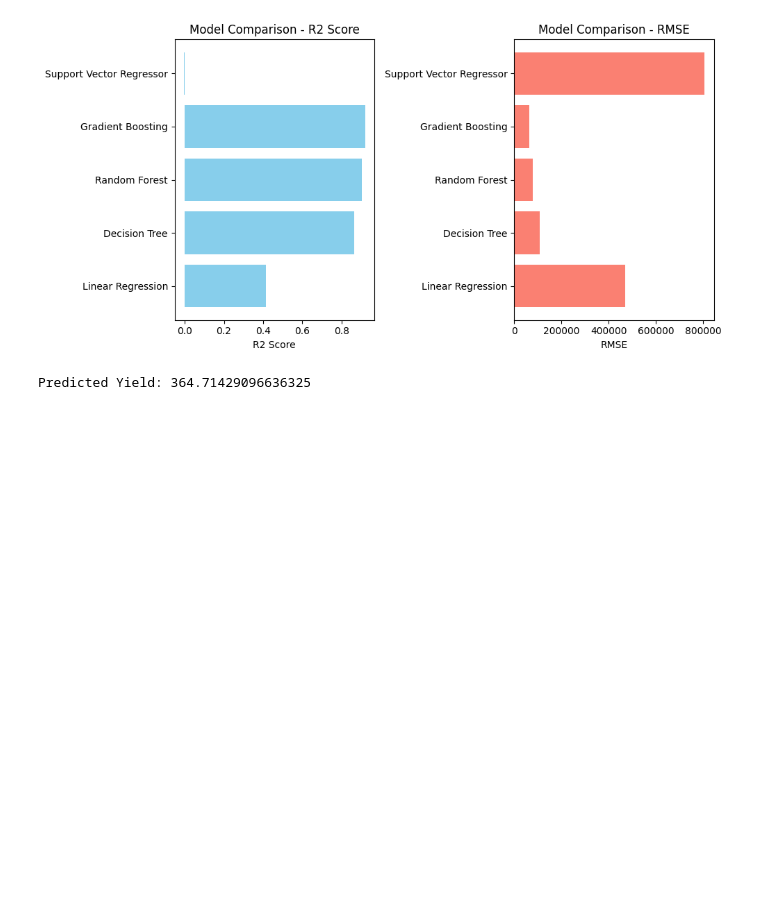
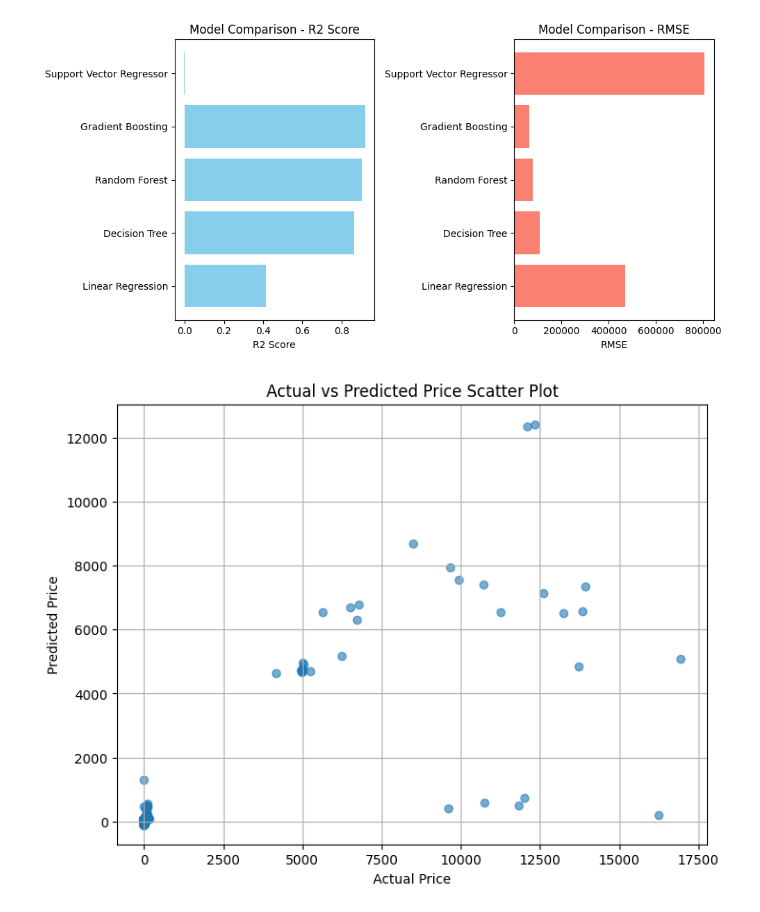
Before and after one commit to surya-moorthy/Crop-price-prediction, a Jupyter notebook: project.ipynb, the cells around one changed output. Saved outputs shown, nothing was run; the diff lists cells and outputs as text; code cells hidden in the pictures; blank space fills up the shorter version.

```diff
--- a/project.ipynb
+++ b/project.ipynb
@@ -169,40 +167,26 @@ plt.tight_layout()
 plt.show()
 # %% [output]
 [figure]
-# %%
-from sklearn.pipeline import Pipeline
-from sklearn.compose import ColumnTransformer
-from sklearn.preprocessing import StandardScaler, OneHotEncoder
-from sklearn.ensemble import RandomForestRegressor
-
-# Example pipeline
-numeric_features = ["Area", "Annual_Rainfall", "Pesticide", "Fertilizer"]
-preprocessor = ColumnTransformer([
-    ("num", StandardScaler(), numeric_features)
-])
-
-model_pipeline = Pipeline([
-    ("preprocess", preprocessor),
-    ("regressor", RandomForestRegressor(random_state=42))
-])
-
-# Fit pipeline on training data (X_train is a full DataFrame)
-model_pipeline.fit(X_train, y_train)
-
-# Sample input as DataFrame
-sample = pd.DataFrame([{
-    "Crop": "Wheat",
-    "Season": "Rabi",
-    "State": "Karnataka",
-    "Area": 1200,
-    "Annual_Rainfall": 850,
-    "Temperature": 28.5,
-    "Pesticide": 35,
-    "Fertilizer": 150
-}])
-
-# Predict directly
-predicted_yield = model_pipeline.predict(sample)
-print("Predicted Yield:", predicted_yield[0])
-# %% [output]
-Predicted Yield: 364.71429096636325
+# %%
+# Example if you used StandardScaler
+from sklearn.preprocessing import StandardScaler
+
+scaler = StandardScaler()
+y_train_scaled = scaler.fit_transform(y_train.values.reshape(-1, 1))
+model.fit(X_train, y_train_scaled)
+
+# After prediction
+y_pred_scaled = model.predict(X_test)
+y_pred = scaler.inverse_transform(y_pred_scaled.reshape(-1, 1))  # RESCALE
+# %%
+import matplotlib.pyplot as plt
+
+plt.figure(figsize=(8, 6))
+plt.scatter(y_test, y_pred, alpha=0.6)
+plt.xlabel("Actual Price")
+plt.ylabel("Predicted Price")
+plt.title("Actual vs Predicted Price Scatter Plot")
+plt.grid(True)
+plt.show()
+# %% [output]
+[figure, added]
```
Also changed, not shown: parts of 2 cells of this notebook.
